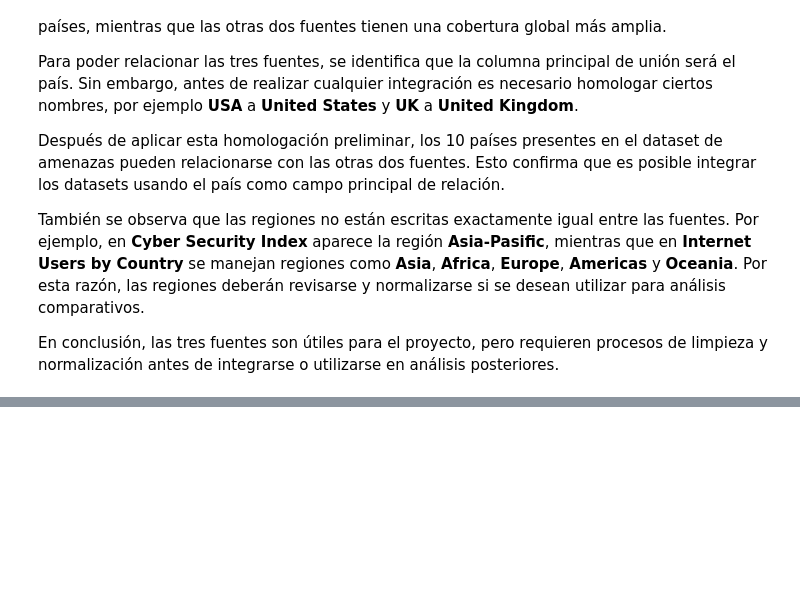
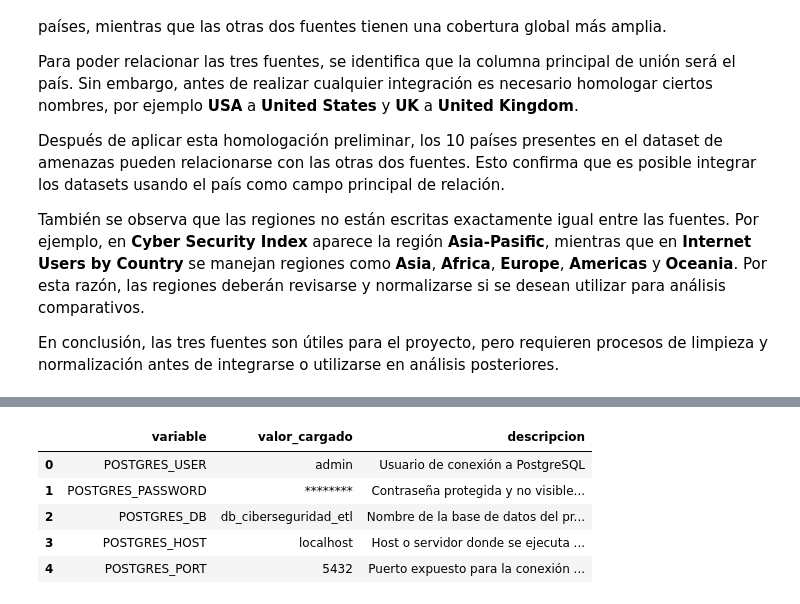
Before and after one commit to PJSA0127/Practica_G9, a Jupyter notebook: transformG9.ipynb, the cells around one changed output, grey strips where cells are left out. Saved outputs shown, nothing was run; the diff lists cells and outputs as text; code cells hidden in the pictures; blank space fills up the shorter version.

Commit message:
2. Configuración segura del proyecto

```diff
--- a/transformG9.ipynb
+++ b/transformG9.ipynb
@@ -455,0 +472,64 @@ En conclusión, las tres fuentes son útiles para el proyecto, pero requieren pr
+# %%
+from dotenv import load_dotenv
+import os
+
+# Cargar variables de entorno desde el archivo .env
+load_dotenv()
+
+# Lectura de variables de conexión a PostgreSQL
+DB_USER = os.getenv("POSTGRES_USER")
+DB_PASSWORD = os.getenv("POSTGRES_PASSWORD")
+DB_NAME = os.getenv("POSTGRES_DB")
+DB_HOST = os.getenv("POSTGRES_HOST")
+DB_PORT = os.getenv("POSTGRES_PORT")
+
+# Validar que las variables requeridas existan
+variables_requeridas = {
+    "POSTGRES_USER": DB_USER,
+    "POSTGRES_PASSWORD": DB_PASSWORD,
+    "POSTGRES_DB": DB_NAME,
+    "POSTGRES_HOST": DB_HOST,
+    "POSTGRES_PORT": DB_PORT
+}
+
+variables_faltantes = [nombre for nombre, valor in variables_requeridas.items() if not valor]
+
+if variables_faltantes:
+    raise EnvironmentError(
+        "Faltan variables de entorno requeridas en el archivo .env: "
+        + ", ".join(variables_faltantes)
+    )
+
+# Mostrar configuración sin exponer información sensible
+configuracion_segura = pd.DataFrame({
+    "variable": [
+        "POSTGRES_USER",
+        "POSTGRES_PASSWORD",
+        "POSTGRES_DB",
+        "POSTGRES_HOST",
+        "POSTGRES_PORT"
+    ],
+    "valor_cargado": [
+        DB_USER,
+        "********",
+        DB_NAME,
+        DB_HOST,
+        DB_PORT
+    ],
+    "descripcion": [
+        "Usuario de conexión a PostgreSQL",
+        "Contraseña protegida y no visible en el notebook",
+        "Nombre de la base de datos del proyecto",
+        "Host o servidor donde se ejecuta PostgreSQL",
+        "Puerto expuesto para la conexión a PostgreSQL"
+    ]
+})
+
+configuracion_segura
+# %% [output]
+|  | variable | valor_cargado | descripcion |
+| 0 | POSTGRES_USER | admin | Usuario de conexión a PostgreSQL |
+| 1 | POSTGRES_PASSWORD | ******** | Contraseña protegida y no visible... |
+| 2 | POSTGRES_DB | db_ciberseguridad_etl | Nombre de la base de datos del pr... |
+| 3 | POSTGRES_HOST | localhost | Host o servidor donde se ejecuta ... |
+| 4 | POSTGRES_PORT | 5432 | Puerto expuesto para la conexión ... |
```
Also changed, not shown: parts of 3 cells of this notebook.
